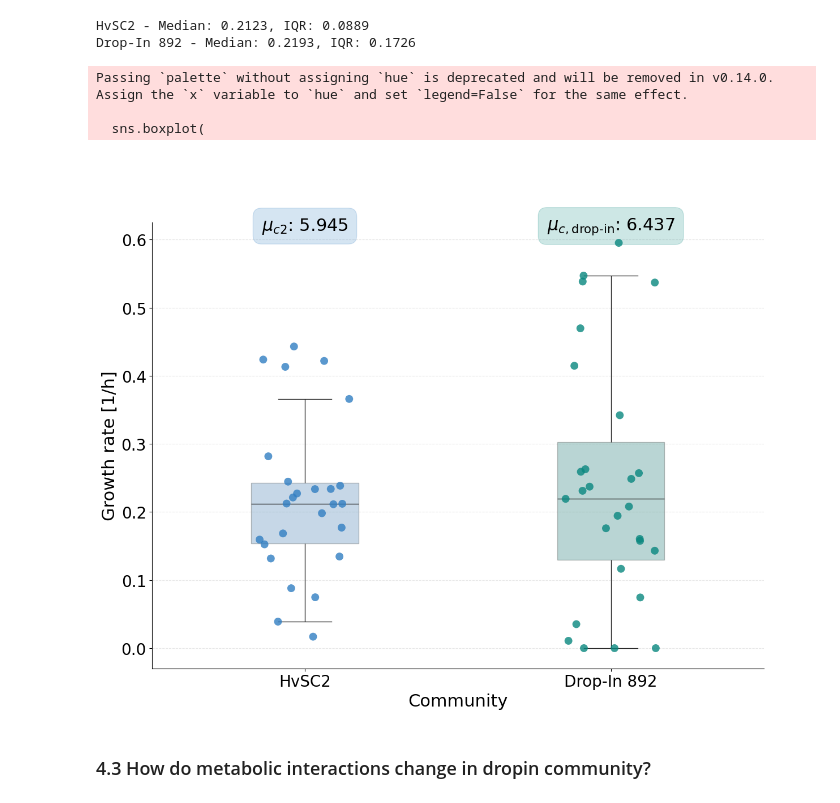
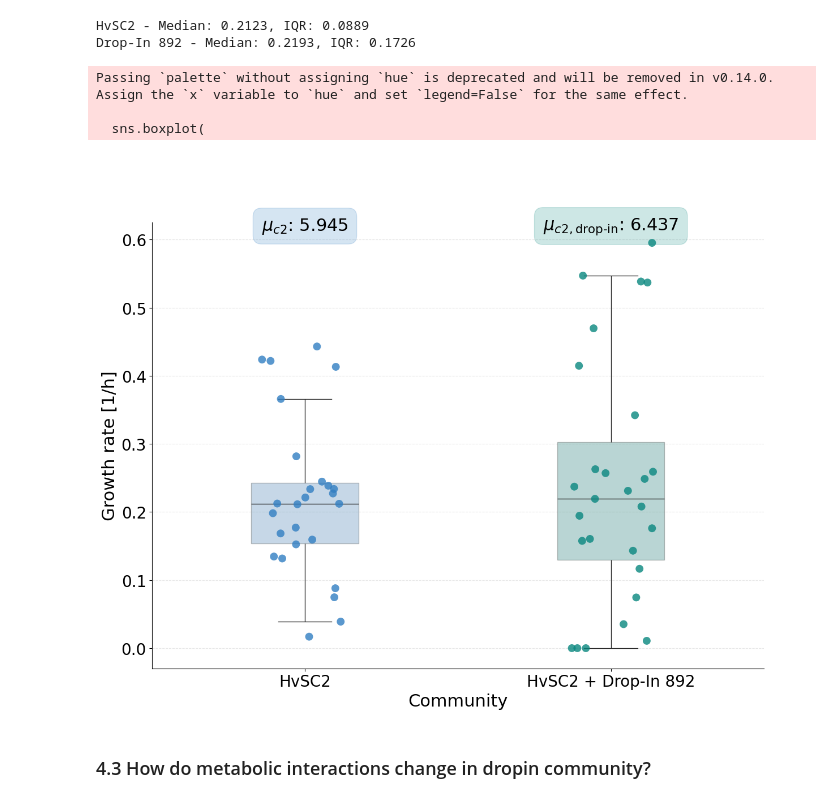
Before and after one commit to emmaatlls/git_repository_emma, a Jupyter notebook: code/organised_code/dropouts.ipynb, the cells around one changed output. Drawn from its saved outputs; the diff is of its cells as text; code cells hidden in the pictures.

Commit message:
figure legends and labels

```diff
--- a/code/organised_code/dropouts.ipynb
+++ b/code/organised_code/dropouts.ipynb
@@ -50,7 +50,7 @@ hvsc2_color = "#317EC2"
 drop_in_color = "#09877F"
 drop_out_color = "#ED6C02"
 shared_color = "#24C136"
-color_dict = {"HvSC1": hvsc1_color, "HvSC2": hvsc2_color, "Drop-In 892": drop_in_color, "Drop-Out 892": drop_out_color}
+color_dict = {"HvSC1": hvsc1_color, "HvSC2": hvsc2_color, "HvSC2 + Drop-In 892": drop_in_color, "Drop-Out 892": drop_out_color}
 # %% [markdown]
 ## 2. Create all dropouts
 # %%
@@ -354,7 +354,7 @@ gr_sc2_892["scaled_growth"] = gr_sc2_892["growth_rate"] / len(gr_sc2_892)
 gr_sc2 = pd.read_csv("/home/emma/Dokumente/thesis/communities/simulations/pfba/HvSC2_l2pfba_10_individualtaxon_growth.csv")
 gr_sc2["scaled_growth"] = gr_sc2["growth_rate"] / len(gr_sc2)
 # %%
-combined_gr = pd.concat([gr_sc2.assign(syncom="HvSC2"), gr_sc2_892.assign(syncom="Drop-In 892")], ignore_index=True).dropna(subset=["scaled_growth"])
+combined_gr = pd.concat([gr_sc2.assign(syncom="HvSC2"), gr_sc2_892.assign(syncom="HvSC2 + Drop-In 892")], ignore_index=True).dropna(subset=["scaled_growth"])
 # %%
 avg_growth_sc2 = gr_sc2["scaled_growth"].median()
 avg_growth_sc2_892 = gr_sc2_892["scaled_growth"].median()
@@ -395,36 +395,36 @@ sns.stripplot(
 
 ax.text(
     x=1, y=0.62,
-    s=r"$\mu_{c,\mathrm{drop\text{-}in}}$: 6.437",
+    s=r"$\mu_{c2,\mathrm{drop\text{-}in}}$: 6.437",
     ha="center", va="center",
     fontsize=legend_size,
     bbox=dict(boxstyle="round,pad=0.5", facecolor=drop_in_color, alpha=0.2, edgecolor=drop_in_color)
 )
 ax.text(x=0, y=0.62,
     s="$\mu_{c2}$: 5.945",
     ha="center", va="center",
     fontsize=legend_size,
     bbox=dict(boxstyle="round,pad=0.5", facecolor=hvsc2_color, alpha=0.2, edgecolor=hvsc2_color))
 
 ax.set_title(" ", fontsize=title_size, pad=60)
 ax.set_xlabel("Community", fontsize=axis_labels)
 ax.set_ylabel("Growth rate [1/h]", fontsize=axis_labels)
 
 ax.tick_params(axis="both", labelsize=tick_size)
 ax.grid(True, linestyle="--", alpha=0.3, axis="y")
 sns.despine(ax=ax)
 
 plt.tight_layout()
 fp = os.path.join(save_fig_dir, "DROPIN892_Individual_growthrates_boxplot_l2pfba.svg")
 
 fp = os.path.join(save_fig_dir, "DROPIN892_Individual_growthrates_boxplot_l2pfba.png")
 plt.savefig(fp, bbox_inches='tight')
 plt.show()
 # %% [output]
 Passing `palette` without assigning `hue` is deprecated and will be removed in v0.14.0. Assign the `x` variable to `hue` and set `legend=False` for the same effect.
 
   sns.boxplot(
-[figure, old version]
+[figure, new version]
 # %% [markdown]
 ### 4.3 How do metabolic interactions change in dropin community?
 # %%
```
Also changed, not shown: parts of 6 cells of this notebook, 12 other files.
